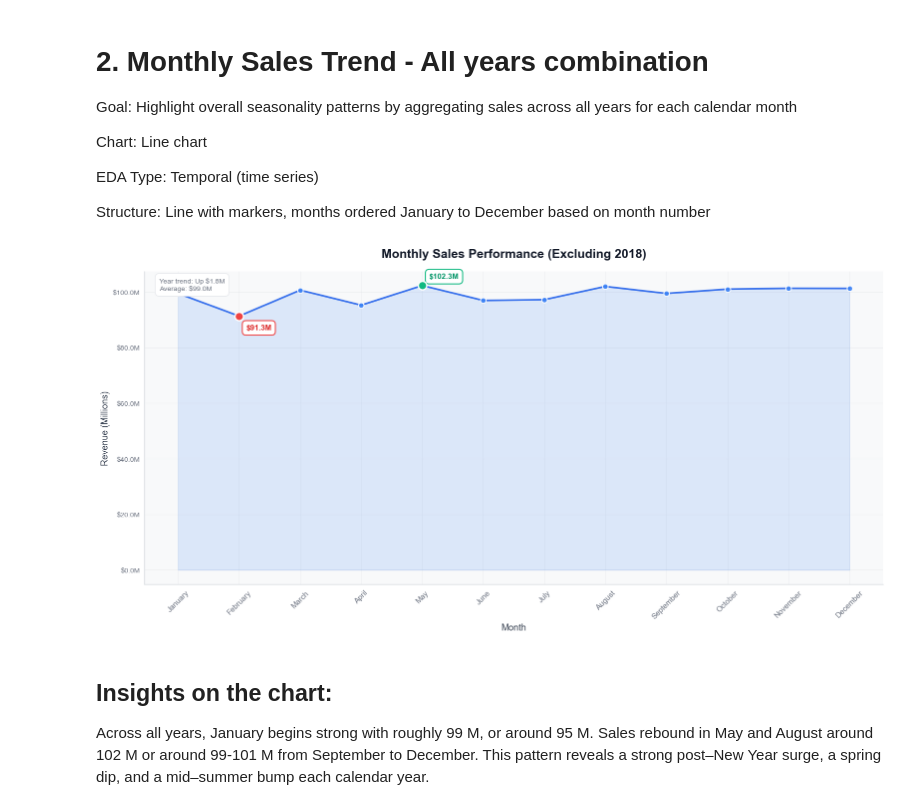
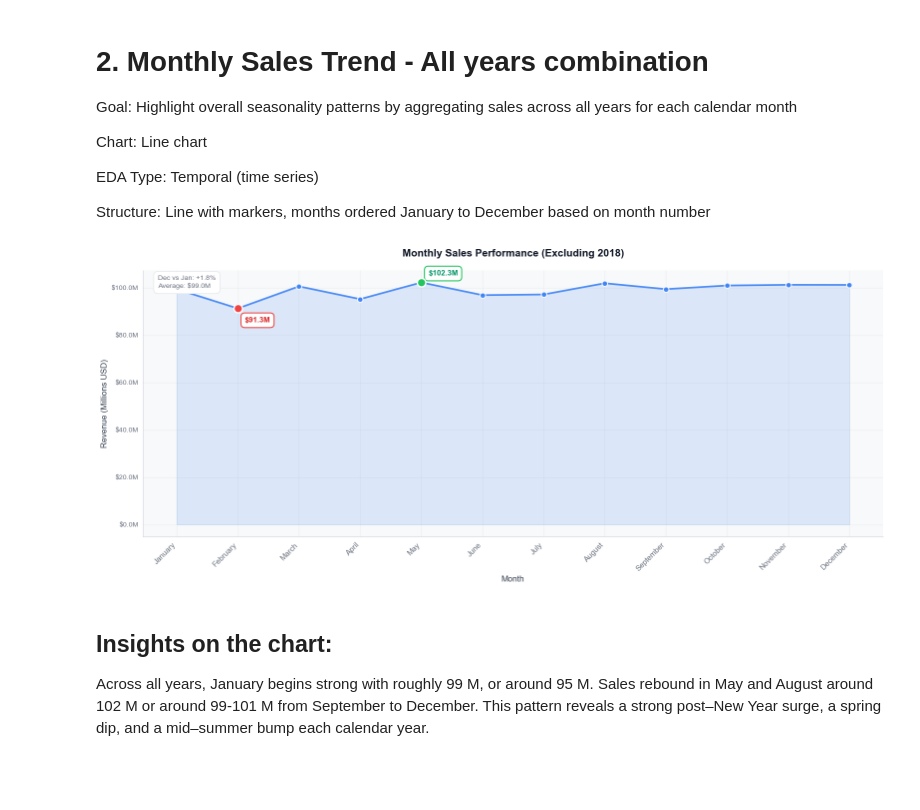
Before and after one commit to floraibrah/Regional_Sales_Analysis_Data_Analytics_Project, a Jupyter notebook: EDA_Regional_Sales_Analysis.ipynb, the cells around one changed output. Drawn from its saved outputs; the diff is of its cells as text; code cells hidden in the pictures; blank space fills up the shorter version.

```diff
--- a/EDA_Regional_Sales_Analysis.ipynb
+++ b/EDA_Regional_Sales_Analysis.ipynb
@@ -474,102 +537,98 @@ EDA Type: Temporal (time series)
 
 Structure: Line with markers, months ordered January to December based on month number
 # %%
+from matplotlib.ticker import FuncFormatter
+
 # Filter out 2018 data
 df_ = df[df['order_date'].dt.year != 2018]
 
-# Group by month and calculate total revenue
+# Group by month and sum revenue
 monthly_sales = (
-    df_
-    .groupby(['order_month_num', 'order_month_name'])['revenue']
+    df_.groupby(['order_month_num', 'order_month_name'])['revenue']
     .sum()
     .sort_index()
 )
 
-# Set up the visualization
-from matplotlib.ticker import FuncFormatter
-import matplotlib.patches as mpatches
-
-fig, ax = plt.subplots(figsize=(16, 8))
+# Set up the chart
+fig, ax = plt.subplots(figsize=(16, 7))
 ax.set_facecolor('#f8f9fa')
 fig.patch.set_facecolor('white')
 
-# Get the data ready
+# Prepare data
 months = monthly_sales.index.get_level_values(1)
-revenue = monthly_sales.values / 1e6  # easier to read in millions
+revenue = monthly_sales.values / 1e6
 
-# Plot the main line with some visual polish
+# Plot trend line
 ax.plot(range(len(months)), revenue,
-        linewidth=2.5, color='#2563eb', alpha=0.9,
+        linewidth=2.5, color='#3b82f6', alpha=0.9,
         marker='o', markersize=8, markerfacecolor='#3b82f6',
-        markeredgecolor='white', markeredgewidth=1.5, zorder=3)
+        markeredgecolor='white', markeredgewidth=1.5)
 
-# Light fill under the curve
+# Fill under curve
 ax.fill_between(range(len(months)), revenue, alpha=0.15, color='#3b82f6')
 
-# Mark the highest and lowest points
+# Mark peak and low
 max_idx = np.argmax(revenue)
 min_idx = np.argmin(revenue)
 
-ax.scatter(max_idx, revenue[max_idx], s=150, color='#10b981',
-           marker='o', edgecolor='white', linewidth=2, zorder=4)
+ax.scatter(max_idx, revenue[max_idx], s=150, color='#22c55e',
+           marker='o', edgecolor='white', linewidth=2, zorder=5)
 ax.annotate(f'${revenue[max_idx]:.1f}M',
             xy=(max_idx, revenue[max_idx]),
             xytext=(10, 10), textcoords='offset points',
             fontsize=11, color='#059669', fontweight='600',
             bbox=dict(boxstyle='round,pad=0.5', facecolor='white',
-                     edgecolor='#10b981', linewidth=1.5))
+                     edgecolor='#22c55e', linewidth=1.5))
 
 ax.scatter(min_idx, revenue[min_idx], s=150, color='#ef4444',
-           marker='o', edgecolor='white', linewidth=2, zorder=4)
+           marker='o', edgecolor='white', linewidth=2, zorder=5)
 ax.annotate(f'${revenue[min_idx]:.1f}M',
             xy=(min_idx, revenue[min_idx]),
             xytext=(10, -20), textcoords='offset points',
             fontsize=11, color='#dc2626', fontweight='600',
             bbox=dict(boxstyle='round,pad=0.5', facecolor='white',
                      edgecolor='#ef4444', linewidth=1.5))
 
-# Clean up the axes
+# Axes setup
 ax.set_xticks(range(len(months)))
-ax.set_xticklabels(months, fontsize=11, color='#374151')
-ax.tick_params(axis='x', rotation=45, colors='#6b7280')
-ax.tick_params(axis='y', colors='#6b7280')
+ax.set_xticklabels(months, fontsize=11, rotation=45, ha='right')
+ax.tick_params(colors='#6b7280')
 
 # Title and labels
 ax.set_title('Monthly Sales Performance (Excluding 2018)',
-             fontsize=18, fontweight='600', color='#111827', pad=20)
-ax.set_xlabel('Month', fontsize=13, fontweight='500', color='#374151')
-ax.set_ylabel('Revenue (Millions)', fontsize=13, fontweight='500', color='#374151')
+             fontsize=15, fontweight='600', color='#111827', pad=20)
+ax.set_xlabel('Month', fontsize=12, fontweight='500', color='#374151')
+ax.set_ylabel('Revenue (Millions USD)', fontsize=12, fontweight='500', color='#374151')
 
-# Simple grid
-ax.grid(True, alpha=0.3, linestyle='-', linewidth=0.8, color='#d1d5db', zorder=0)
+# Grid
+ax.grid(True, alpha=0.3, linestyle='-', linewidth=0.8, color='#d1d5db')
 ax.set_axisbelow(True)
 
-# Format y-axis to show dollar amounts
+# Format y-axis
 formatter = FuncFormatter(lambda x, pos: f'${x:.1f}M')
 ax.yaxis.set_major_formatter(formatter)
 
 # Clean borders
-for spine in ['top', 'right']:
-    ax.spines[spine].set_visible(False)
-for spine in ['bottom', 'left']:
-    ax.spines[spine].set_color('#d1d5db')
-    ax.spines[spine].set_linewidth(1)
+ax.spines['top'].set_visible(False)
+ax.spines['right'].set_visible(False)
+ax.spines['left'].set_color('#d1d5db')
+ax.spines['bottom'].set_color('#d1d5db')
 
-# Add some context in the corner
+# Add summary stats
 trend_change = revenue[-1] - revenue[0]
-trend_direction = 'Up' if trend_change > 0 else 'Down'
-stats_text = f"Year trend: {trend_direction} ${abs(trend_change):.1f}M\nAverage: ${np.mean(revenue):.1f}M"
+avg_revenue = np.mean(revenue)
+growth = (trend_change / revenue[0]) * 100
+
+stats_text = f"Dec vs Jan: {growth:+.1f}%\nAverage: ${avg_revenue:.1f}M"
 ax.text(0.02, 0.98, stats_text, transform=ax.transAxes,
         fontsize=10, color='#6b7280', verticalalignment='top',
         bbox=dict(boxstyle='round,pad=0.6', facecolor='white',
                  edgecolor='#e5e7eb', linewidth=1))
 
 plt.tight_layout()
 plt.show()
-
-# End of visualization
 # %% [output]
-[figure, old version]
+[figure, new version]
 # %% [markdown]
 ## Insights on the chart:
 Across all years, January begins strong with roughly 99 M, or around 95 M. Sales rebound in May and August around 102 M or around 99-101 M from September to December. This pattern reveals a strong post–New Year surge, a spring dip, and a mid–summer bump each calendar year.
```
Also changed, not shown: parts of 2 cells of this notebook.
